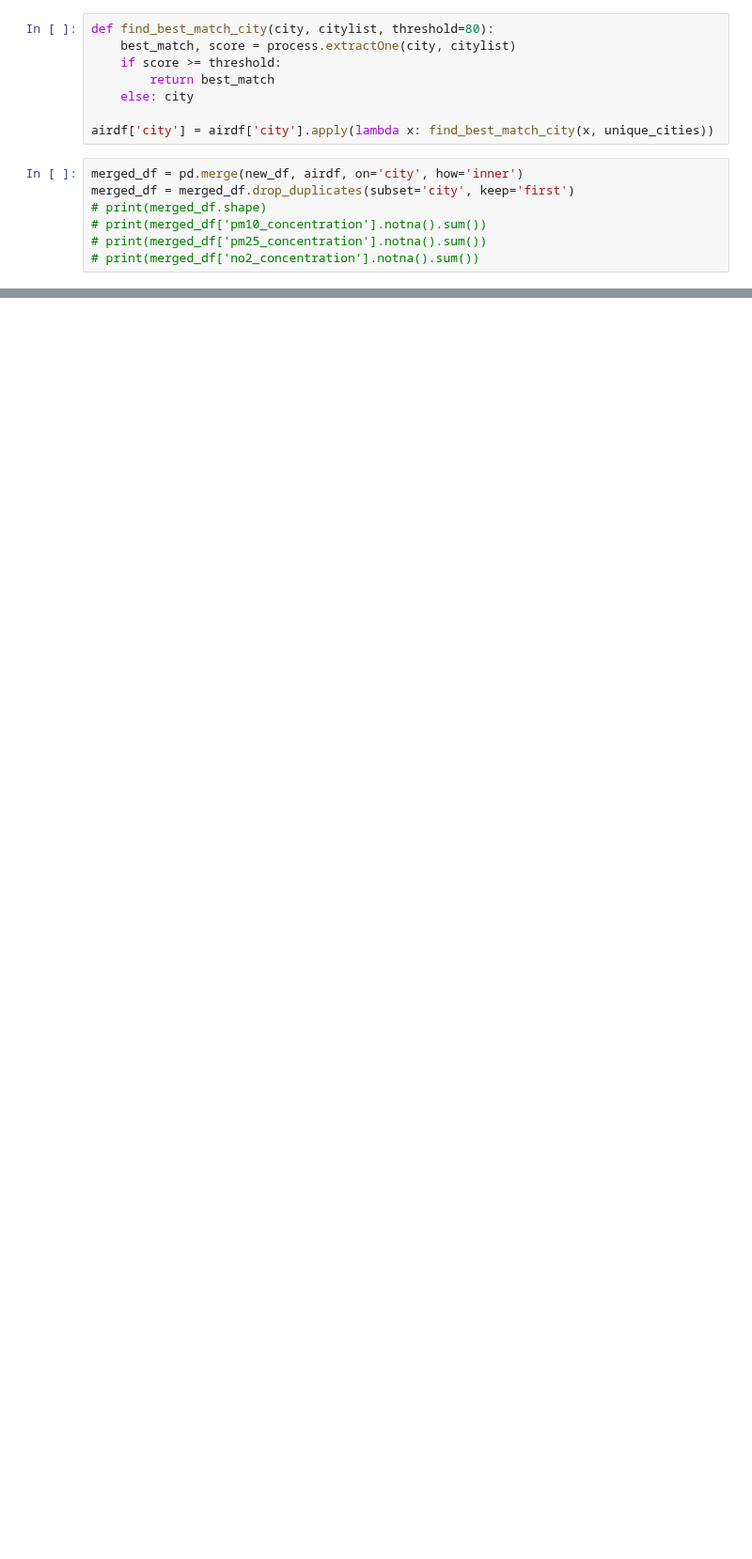
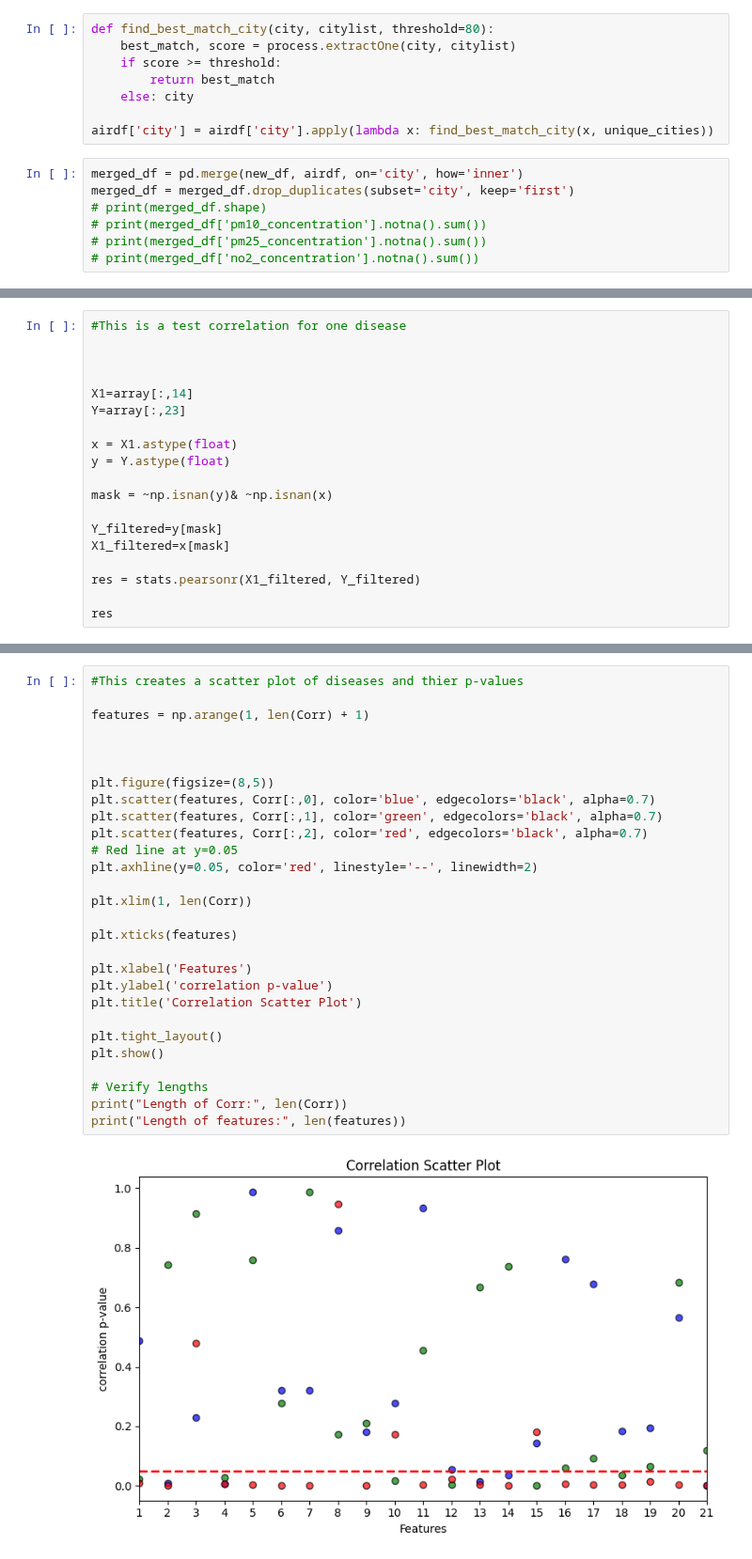
Before and after one commit to filoooooonov/pse-project, a Jupyter notebook: project.ipynb, the cells around one changed output, grey strips where cells are left out. Shown at 94% size. Cells and saved outputs as stored; diff of their text form; blank space fills up the shorter version.

```diff
--- a/project.ipynb
+++ b/project.ipynb
@@ -147,0 +161,19 @@ Correlation between health measures and air pollutants:
+# %%
+#This is a test correlation for one disease
+
+
+
+X1=array[:,14]
+Y=array[:,23]
+
+x = X1.astype(float)
+y = Y.astype(float)
+
+mask = ~np.isnan(y)& ~np.isnan(x)
+
+Y_filtered=y[mask]
+X1_filtered=x[mask]
+
+res = stats.pearsonr(X1_filtered, Y_filtered)
+
+res
@@ -147,0 +239,30 @@ Correlation between health measures and air pollutants:
+# %%
+#This creates a scatter plot of diseases and thier p-values
+
+features = np.arange(1, len(Corr) + 1)
+
+
+
+plt.figure(figsize=(8,5))
+plt.scatter(features, Corr[:,0], color='blue', edgecolors='black', alpha=0.7)
+plt.scatter(features, Corr[:,1], color='green', edgecolors='black', alpha=0.7)
+plt.scatter(features, Corr[:,2], color='red', edgecolors='black', alpha=0.7)
+# Red line at y=0.05
+plt.axhline(y=0.05, color='red', linestyle='--', linewidth=2)
+
+plt.xlim(1, len(Corr))
+
+plt.xticks(features)
+
+plt.xlabel('Features')
+plt.ylabel('correlation p-value')
+plt.title('Correlation Scatter Plot')
+
+plt.tight_layout()
+plt.show()
+
+# Verify lengths
+print("Length of Corr:", len(Corr))
+print("Length of features:", len(features))
+# %% [output]
+[figure, added]
```
Also changed, not shown: parts of 9 cells of this notebook.
